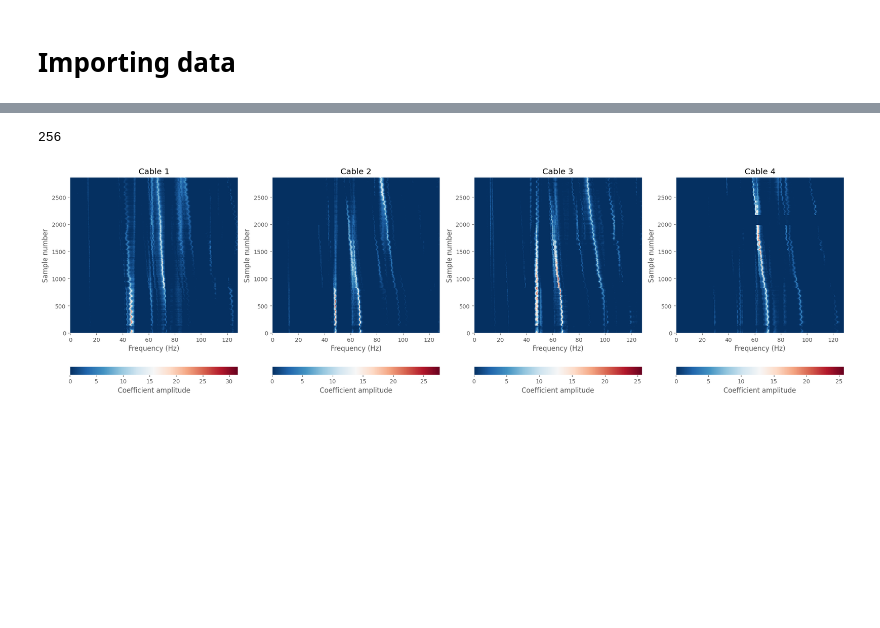
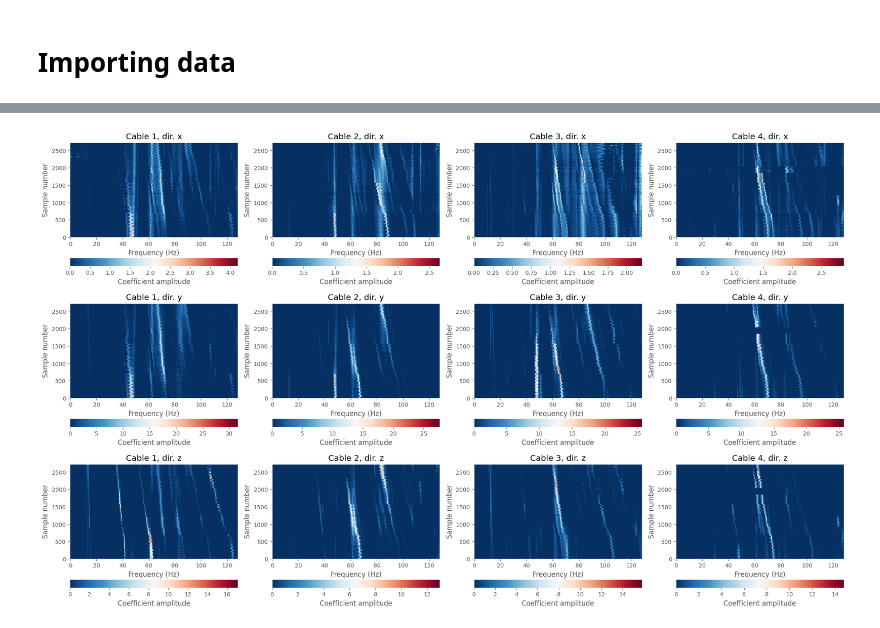
Before and after one commit to eduardocoraca/transmission-tower-monitoring, a Jupyter notebook: notebooks/1_dataset_visualization.ipynb, the cells around one changed output, grey strips where cells are left out. Drawn from its saved outputs; the diff is of its cells as text; code cells hidden in the pictures; blank space fills up the shorter version.

```diff
--- a/notebooks/1_dataset_visualization.ipynb
+++ b/notebooks/1_dataset_visualization.ipynb
@@ -49,10 +64,10 @@ def get_band_data(x:list, window:int, fun:str="mean") -> list:
 # %%
 tensions = [sample.sample_c1.tension for sample in sample_list]
 dates = [sample.sampled_at for sample in sample_list]
-dct_1 = np.array([get_band_data(sample[0]["y"].get()[1], window=64, fun="abs-mean") for sample in sample_list])
-dct_2 = np.array([get_band_data(sample[1]["y"].get()[1], window=64, fun="abs-mean") for sample in sample_list])
-dct_3 = np.array([get_band_data(sample[2]["y"].get()[1], window=64, fun="abs-mean") for sample in sample_list])
-dct_4 = np.array([get_band_data(sample[3]["y"].get()[1], window=64, fun="abs-mean") for sample in sample_list])
+
+dct_per_cable = []
+for cable in [0,1,2,3]:
+    dct_per_cable.append({d: np.array([get_band_data(sample[cable][d].get()[1], window=64, fun="abs-mean") for sample in sample_list]) for d in ["x","y","z"]})
 # %%
 def plot_bar(x, x_min, x_max, ax):
     ax.plot([x,x], [-1,1], marker='o', color='k')
@@ -104,43 +119,22 @@ plot_bar(t, t_min, t_max, ax)
-# %%
-dct_1.shape[1]
-# %% [output]
-256
 # %%
 min_x = 0
 max_x = len(tensions)
 
-f = np.linspace(0, 128, dct_1.shape[1])
-t = np.linspace(0, dct_1.shape[0], dct_1.shape[0])
+f = np.linspace(0, 128, dct_per_cable[0]["x"].shape[1])
+t = np.linspace(0, dct_per_cable[0]["x"].shape[0], dct_per_cable[0]["x"].shape[0])
 
-fig = plt.figure(figsize=(20,6))
-ax = fig.add_subplot(1,4,1)
-ax.set_title("Cable 1")
-pc = ax.pcolormesh(f, t, np.abs(dct_1), cmap="RdBu_r")
-ax.set_xlabel("Frequency (Hz)")
-ax.set_ylabel("Sample number")
-fig.colorbar(pc, location="bottom", label="Coefficient amplitude")
-
-ax = fig.add_subplot(1,4,2)
-ax.set_title("Cable 2")
-pc = ax.pcolormesh(f, t, np.abs(dct_2), cmap="RdBu_r")
-ax.set_xlabel("Frequency (Hz)")
-ax.set_ylabel("Sample number")
-fig.colorbar(pc, location="bottom", label="Coefficient amplitude")
-
-ax = fig.add_subplot(1,4,3)
-ax.set_title("Cable 3")
-pc = ax.pcolormesh(f, t, np.abs(dct_3), cmap="RdBu_r")
-ax.set_xlabel("Frequency (Hz)")
-ax.set_ylabel("Sample number")
-fig.colorbar(pc, location="bottom", label="Coefficient amplitude")
-
-ax = fig.add_subplot(1,4,4)
-ax.set_title("Cable 4")
-pc = ax.pcolormesh(f, t, np.abs(dct_4), cmap="RdBu_r")
-ax.set_xlabel("Frequency (Hz)")
-ax.set_ylabel("Sample number")
-fig.colorbar(pc, location="bottom", label="Coefficient amplitude")
+fig = plt.figure(figsize=(20,12))
+cont = 1
+for d in ["x","y","z"]:
+    for cable in [0,1,2,3]:
+        ax = fig.add_subplot(3, 4, cont)
+        ax.set_title(f"Cable {cable+1}, dir. {d}")
+        pc = ax.pcolormesh(f, t, np.abs(dct_per_cable[cable][d]), cmap="RdBu_r")
+        ax.set_xlabel("Frequency (Hz)")
+        ax.set_ylabel("Sample number")
+        fig.colorbar(pc, location="bottom", label="Coefficient amplitude")
+        cont += 1
 
 fig.tight_layout()
 # %% [output]
-[figure, old version]
+[figure, new version]
```
Also changed, not shown: parts of 17 cells of this notebook, 2 other files.
